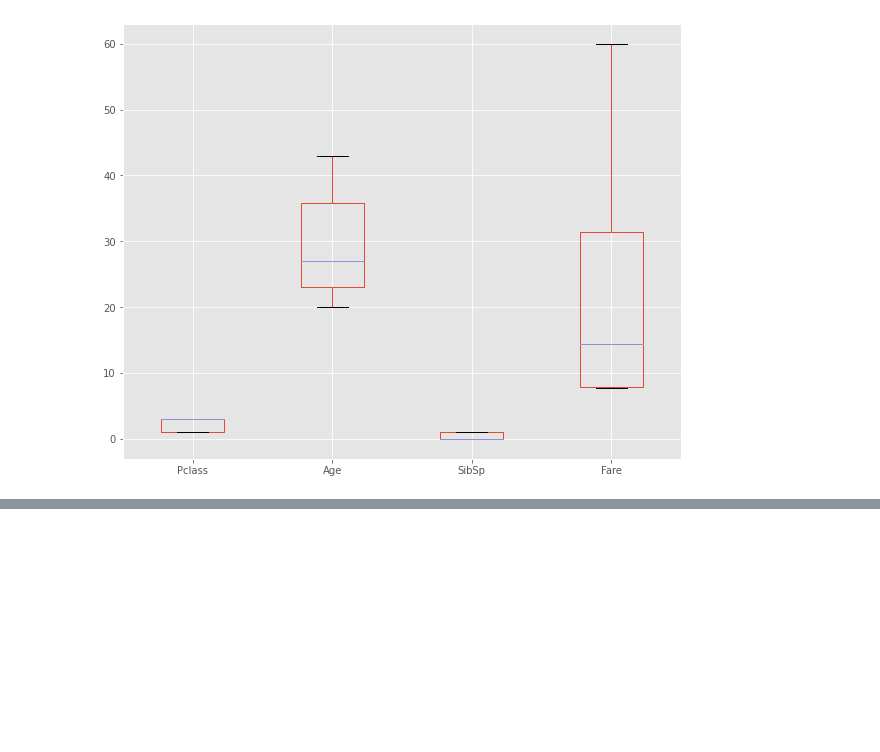
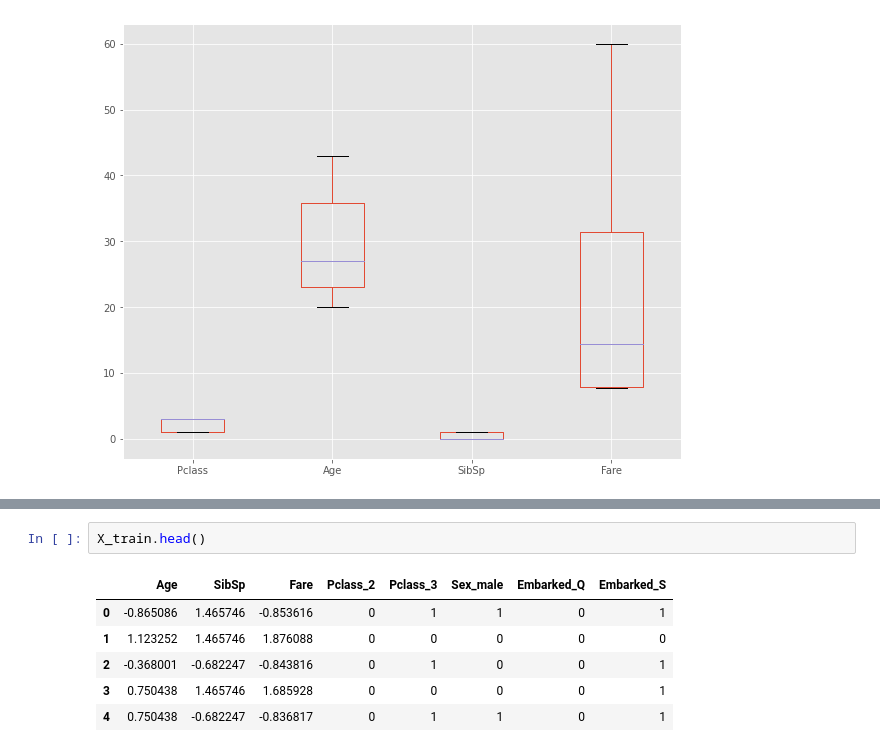
Before and after one commit to mwiginton/python-machine-learning-samples, a Jupyter notebook: logistic_regression_titanic_sample.ipynb, the cells around one changed output, grey strips where cells are left out. Drawn from its saved outputs; the diff is of its cells as text; blank space fills up the shorter version.

```diff
--- a/logistic_regression_titanic_sample.ipynb
+++ b/logistic_regression_titanic_sample.ipynb
@@ -410,0 +456,9 @@ test_copy.plot(kind='box', figsize= (10,8))
+# %%
+X_train.head()
+# %% [output]
+|  | Age | SibSp | Fare | Pclass_2 | Pclass_3 | Sex_male | Embarked_Q | Embarked_S |
+| 0 | -0.865086 | 1.465746 | -0.853616 | 0 | 1 | 1 | 0 | 1 |
+| 1 | 1.123252 | 1.465746 | 1.876088 | 0 | 0 | 0 | 0 | 0 |
+| 2 | -0.368001 | -0.682247 | -0.843816 | 0 | 1 | 0 | 0 | 1 |
+| 3 | 0.750438 | 1.465746 | 1.685928 | 0 | 0 | 0 | 0 | 1 |
+| 4 | 0.750438 | -0.682247 | -0.836817 | 0 | 1 | 1 | 0 | 1 |
```
Also changed, not shown: parts of 17 cells of this notebook.
